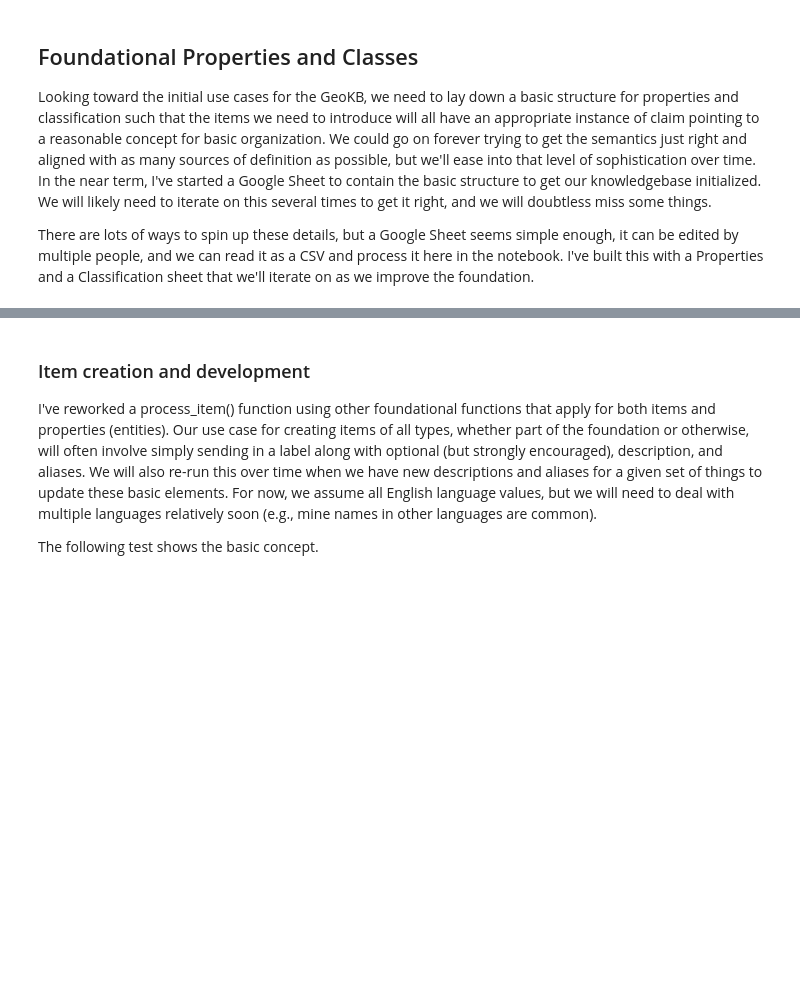
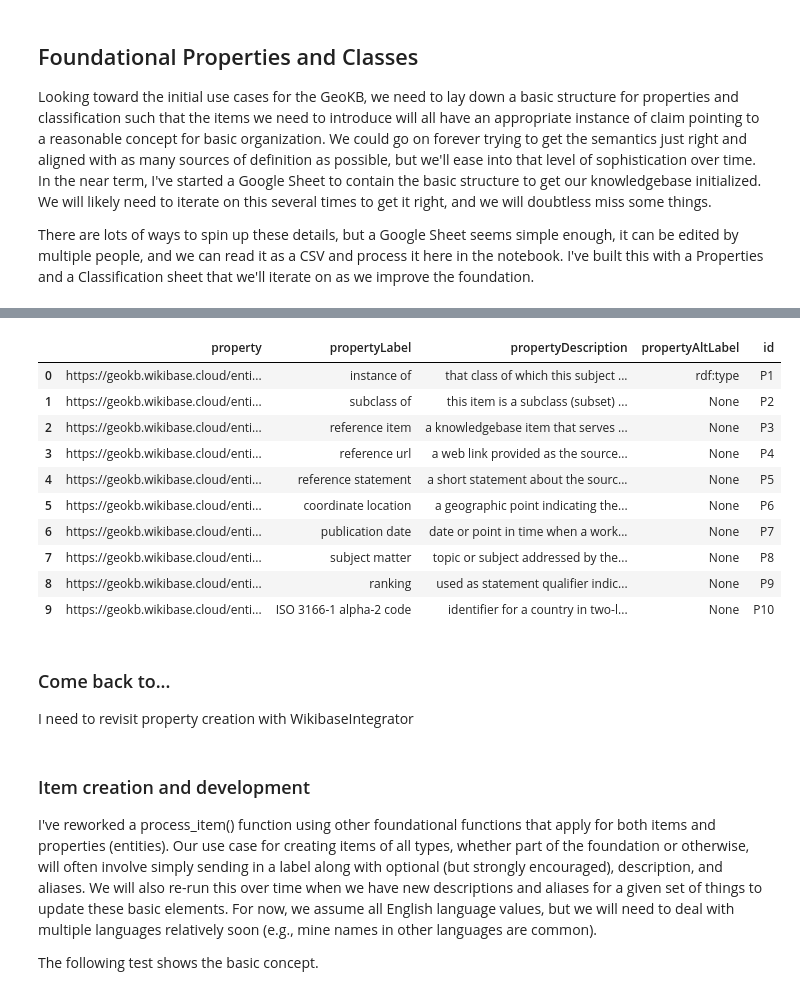
Before and after one commit to skybristol/geokb, a Jupyter notebook: Initialize GeoKB.ipynb, the cells around one changed output, grey strips where cells are left out. Drawn from its saved outputs; the diff is of its cells as text; code cells hidden in the pictures; blank space fills up the shorter version.

```diff
--- a/Initialize GeoKB.ipynb
+++ b/Initialize GeoKB.ipynb
@@ -330,4 +121,22 @@ I can get a list of all properties in the instance, but I can't yet figure out a
 # %%
-df_properties = sparql_query(sparql_endpoint, 'dataframe', property_query)
-df_properties['id'] = df_properties.property.apply(lambda x: x.split('/')[-1])
-df_properties
+geokb_properties = sparql_query(
+    endpoint=os.environ["SPARQL_ENDPOINT"],
+    query=property_query,
+    output='dataframe'
+)
+geokb_properties['id'] = geokb_properties.property.apply(lambda x: x.split('/')[-1])
+
+property_map = geokb_properties.set_index('propertyLabel')['id'].to_dict()
+geokb_properties
+# %% [output]
+|  | property | propertyLabel | propertyDescription | propertyAltLabel | id |
+| 0 | https://geokb.wikibase.cloud/enti... | instance of | that class of which this subject ... | rdf:type | P1 |
+| 1 | https://geokb.wikibase.cloud/enti... | subclass of | this item is a subclass (subset) ... | None | P2 |
+| 2 | https://geokb.wikibase.cloud/enti... | reference item | a knowledgebase item that serves ... | None | P3 |
+| 3 | https://geokb.wikibase.cloud/enti... | reference url | a web link provided as the source... | None | P4 |
+| 4 | https://geokb.wikibase.cloud/enti... | reference statement | a short statement about the sourc... | None | P5 |
+| 5 | https://geokb.wikibase.cloud/enti... | coordinate location | a geographic point indicating the... | None | P6 |
+| 6 | https://geokb.wikibase.cloud/enti... | publication date | date or point in time when a work... | None | P7 |
+| 7 | https://geokb.wikibase.cloud/enti... | subject matter | topic or subject addressed by the... | None | P8 |
+| 8 | https://geokb.wikibase.cloud/enti... | ranking | used as statement qualifier indic... | None | P9 |
+| 9 | https://geokb.wikibase.cloud/enti... | ISO 3166-1 alpha-2 code | identifier for a country in two-l... | None | P10 |
@@ -338,3 +143,7 @@ missing_properties
+# %% [markdown]
+### Come back to...
+
+I need to revisit property creation with WikibaseIntegrator
 # %% [markdown]
 ### Item creation and development
 
```
Also changed, not shown: parts of 25 cells of this notebook, 1 other file.
